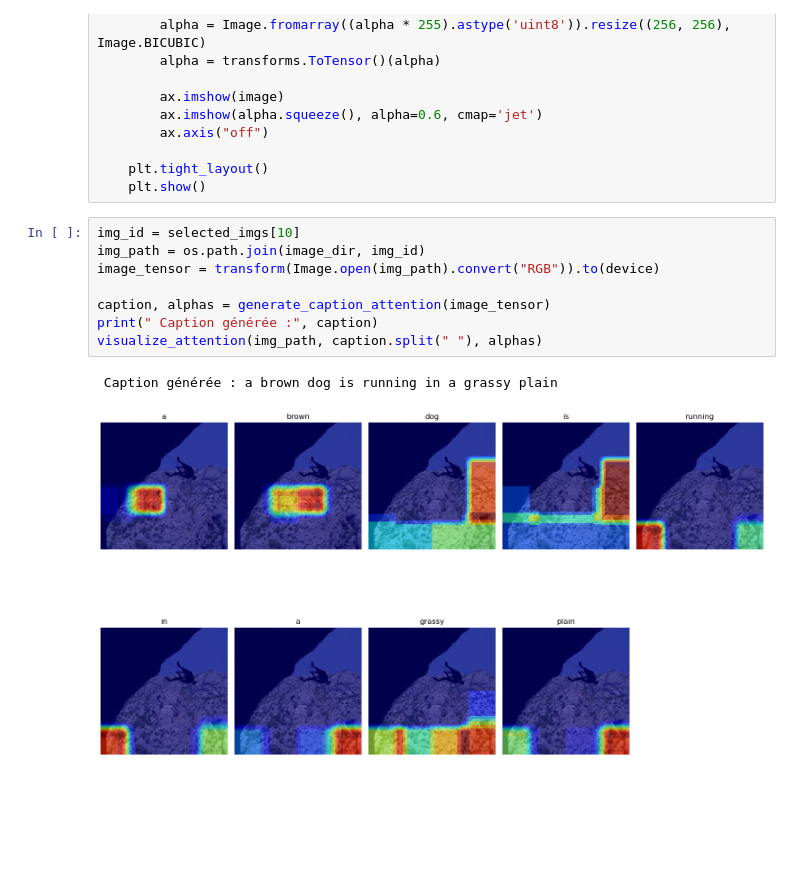
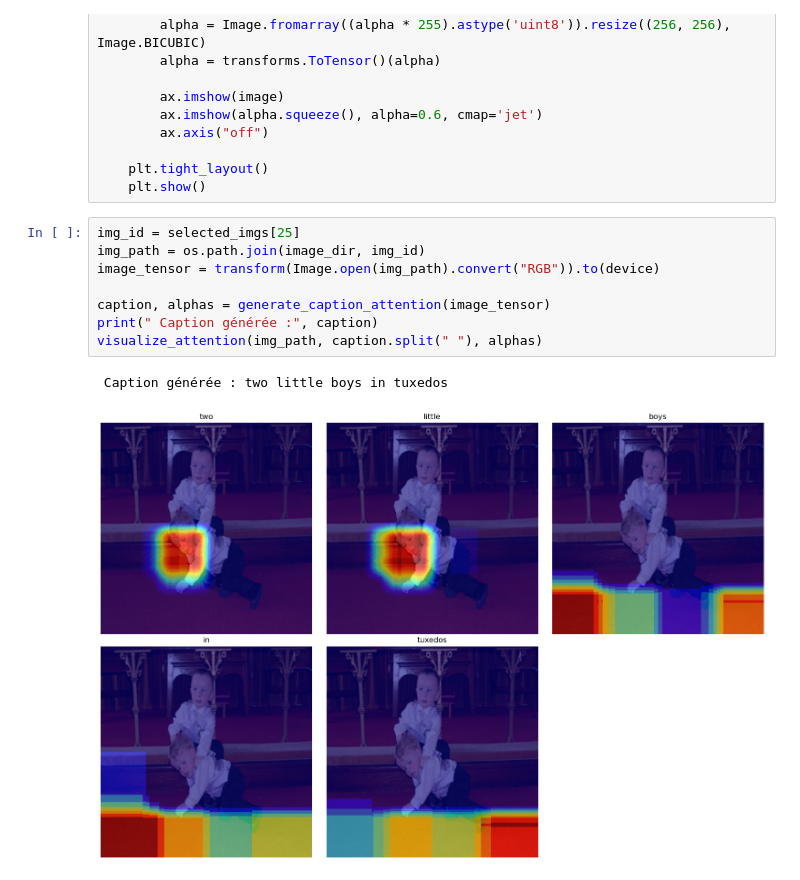
Before and after one commit to matcoc0/PROJET_NNDL, a Jupyter notebook: Full_Attention_Captioning_Complete.ipynb, the cells around one changed output. Cells and saved outputs as stored; diff of their text form; blank space fills up the shorter version.

Commit message:
good last plot

```diff
--- a/Full_Attention_Captioning_Complete.ipynb
+++ b/Full_Attention_Captioning_Complete.ipynb
@@ -428,13 +428,13 @@ def visualize_attention(img_path, caption, alphas):
     plt.tight_layout()
     plt.show()
 # %%
-img_id = selected_imgs[10]
+img_id = selected_imgs[25]
 img_path = os.path.join(image_dir, img_id)
 image_tensor = transform(Image.open(img_path).convert("RGB")).to(device)
 
 caption, alphas = generate_caption_attention(image_tensor)
 print(" Caption générée :", caption)
 visualize_attention(img_path, caption.split(" "), alphas)
 # %% [output]
- Caption générée : a brown dog is running in a grassy plain
+ Caption générée : two little boys in tuxedos
-[figure, old version]
+[figure, new version]
```
